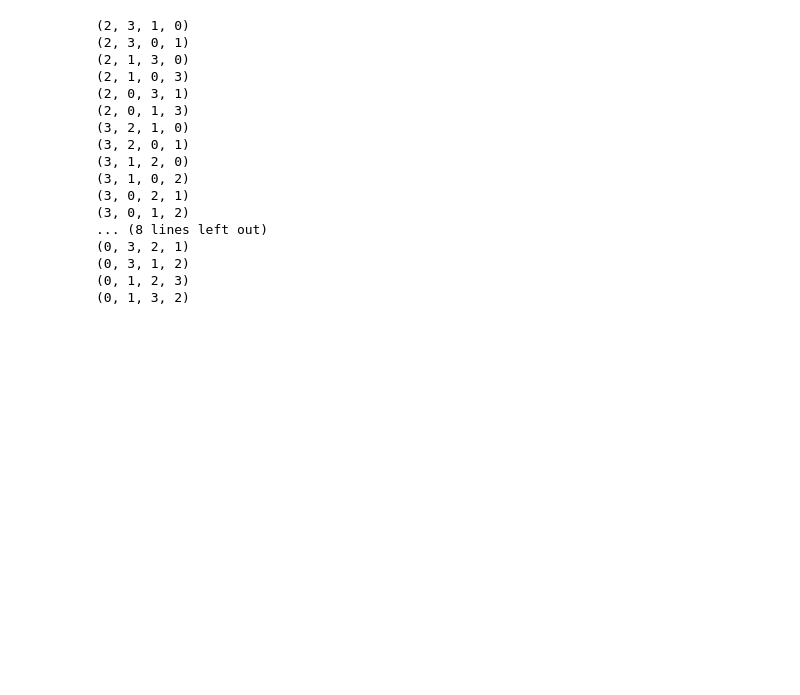
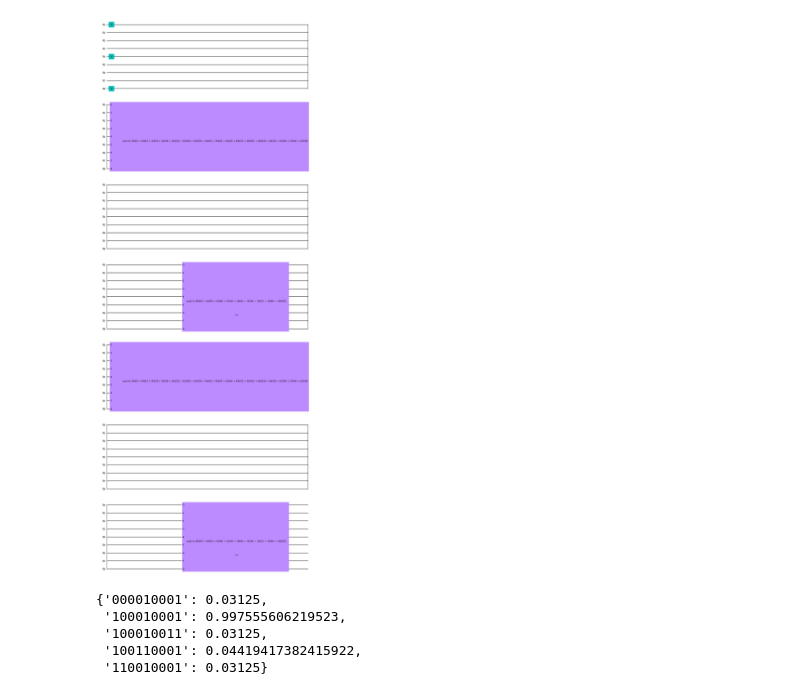
Before and after one commit to simondobers/quantum_alternating_operator, a Jupyter notebook: TSP.ipynb, the cells around one changed output. Cells and saved outputs as stored; diff of their text form; code cells hidden in the pictures; blank space fills up the shorter version.

```diff
--- a/TSP.ipynb
+++ b/TSP.ipynb
@@ -55,21 +68,0 @@ def get_permutations()
-# %%
-c = ncities
-permutations = []
-# %% [output]
-(2, 3, 1, 0)
-(2, 3, 0, 1)
-(2, 1, 3, 0)
-(2, 1, 0, 3)
-(2, 0, 3, 1)
-(2, 0, 1, 3)
-(3, 2, 1, 0)
-(3, 2, 0, 1)
-(3, 1, 2, 0)
-(3, 1, 0, 2)
-(3, 0, 2, 1)
-(3, 0, 1, 2)
-... (8 lines left out)
-(0, 3, 2, 1)
-(0, 3, 1, 2)
-(0, 1, 2, 3)
-(0, 1, 3, 2)
@@ -77,0 +76,12 @@ a = [p for p in permutations([2, 3, 1, 0])]
+# %%
+qaoa = QAOA(optimizer=COBYLA(),reps=2,initial_state =create_initial_state_circuit(3),quantum_instance=Aer.get_backend('aer_simulator'))
+# %%
+cost_ham = build_cost(1.,3,G)
+
+params = [Parameter(i) for i in ['a','b','c','d']]
+
+qc = qaoa.construct_circuit(params,cost_ham)[0]
+# %%
+qc.draw('mpl')
+# %% [output]
+[figure, added]
@@ -77,0 +90,8 @@ a = [p for p in permutations([2, 3, 1, 0])]
+# %%
+res.eigenstate
+# %% [output]
+{'000010001': 0.03125,
+ '100010001': 0.997555606219523,
+ '100010011': 0.03125,
+ '100110001': 0.04419417382415922,
+ '110010001': 0.03125}
```
Also changed, not shown: parts of 14 cells of this notebook, 2 other files.
